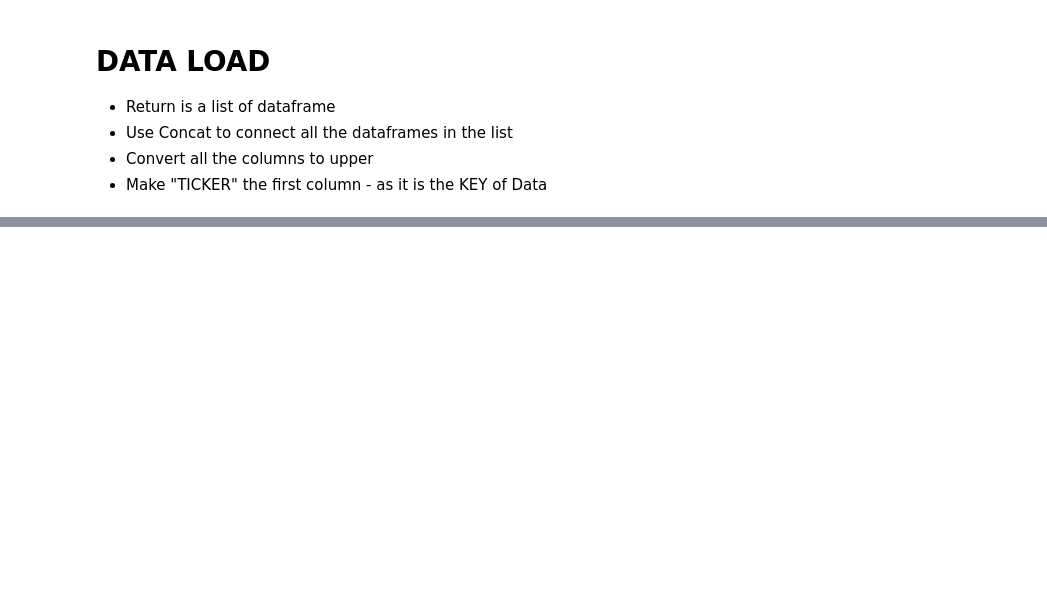
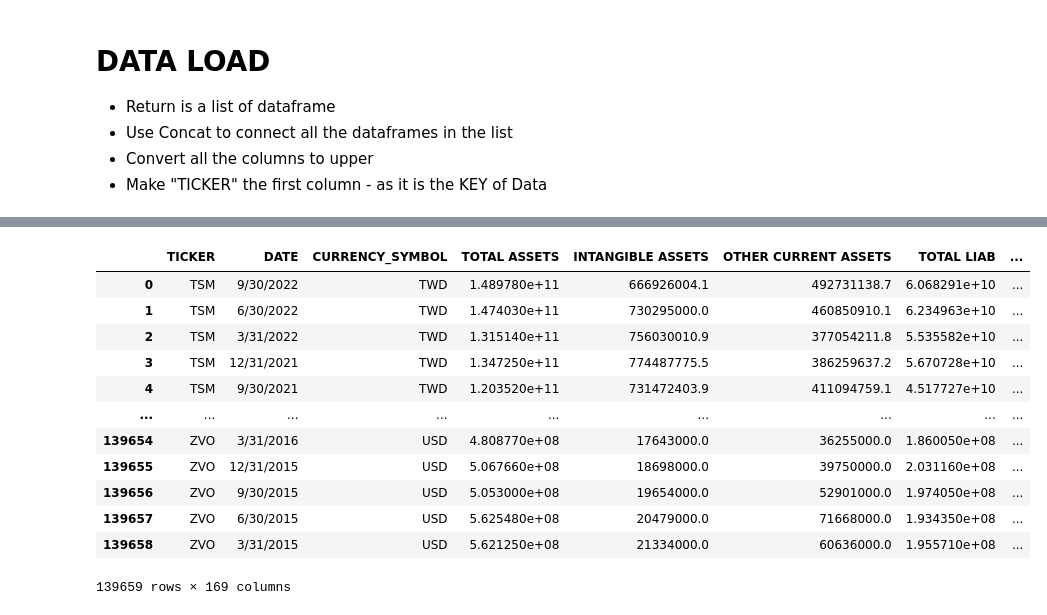
Before and after one commit to yash136shah/Working, a Jupyter notebook: EOD-New.ipynb, the cells around one changed output, grey strips where cells are left out. Drawn from its saved outputs; the diff is of its cells as text; code cells hidden in the pictures; blank space fills up the shorter version.

```diff
--- a/EOD-New.ipynb
+++ b/EOD-New.ipynb
@@ -863,0 +1052,2 @@ def QFUSD(dFF=[],dfM=[]):
+# %%
+pd.set_option("display.max_columns", None)
@@ -863,0 +1125,16 @@ def QFUSD(dFF=[],dfM=[]):
+# %%
+find_collection("US-QUARTERLY-BIG")
+# %% [output]
+|  | TICKER | DATE | CURRENCY_SYMBOL | TOTAL ASSETS | INTANGIBLE ASSETS | OTHER CURRENT ASSETS | TOTAL LIAB | ... |
+| 0 | TSM | 9/30/2022 | TWD | 1.489780e+11 | 666926004.1 | 492731138.7 | 6.068291e+10 | ... |
+| 1 | TSM | 6/30/2022 | TWD | 1.474030e+11 | 730295000.0 | 460850910.1 | 6.234963e+10 | ... |
+| 2 | TSM | 3/31/2022 | TWD | 1.315140e+11 | 756030010.9 | 377054211.8 | 5.535582e+10 | ... |
+| 3 | TSM | 12/31/2021 | TWD | 1.347250e+11 | 774487775.5 | 386259637.2 | 5.670728e+10 | ... |
+| 4 | TSM | 9/30/2021 | TWD | 1.203520e+11 | 731472403.9 | 411094759.1 | 4.517727e+10 | ... |
+| ... | ... | ... | ... | ... | ... | ... | ... | ... |
+| 139654 | ZVO | 3/31/2016 | USD | 4.808770e+08 | 17643000.0 | 36255000.0 | 1.860050e+08 | ... |
+| 139655 | ZVO | 12/31/2015 | USD | 5.067660e+08 | 18698000.0 | 39750000.0 | 2.031160e+08 | ... |
+| 139656 | ZVO | 9/30/2015 | USD | 5.053000e+08 | 19654000.0 | 52901000.0 | 1.974050e+08 | ... |
+| 139657 | ZVO | 6/30/2015 | USD | 5.625480e+08 | 20479000.0 | 71668000.0 | 1.934350e+08 | ... |
+| 139658 | ZVO | 3/31/2015 | USD | 5.621250e+08 | 21334000.0 | 60636000.0 | 1.955710e+08 | ... |
+139659 rows × 169 columns
```
Also changed, not shown: parts of 54 cells of this notebook.
